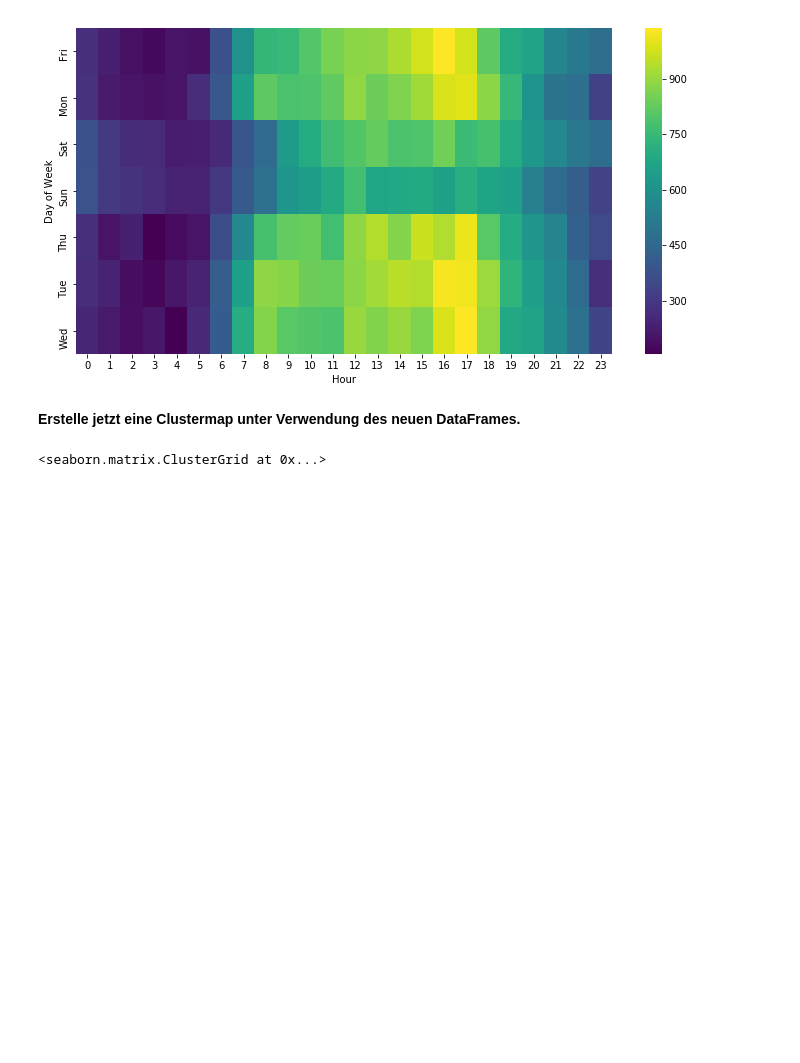
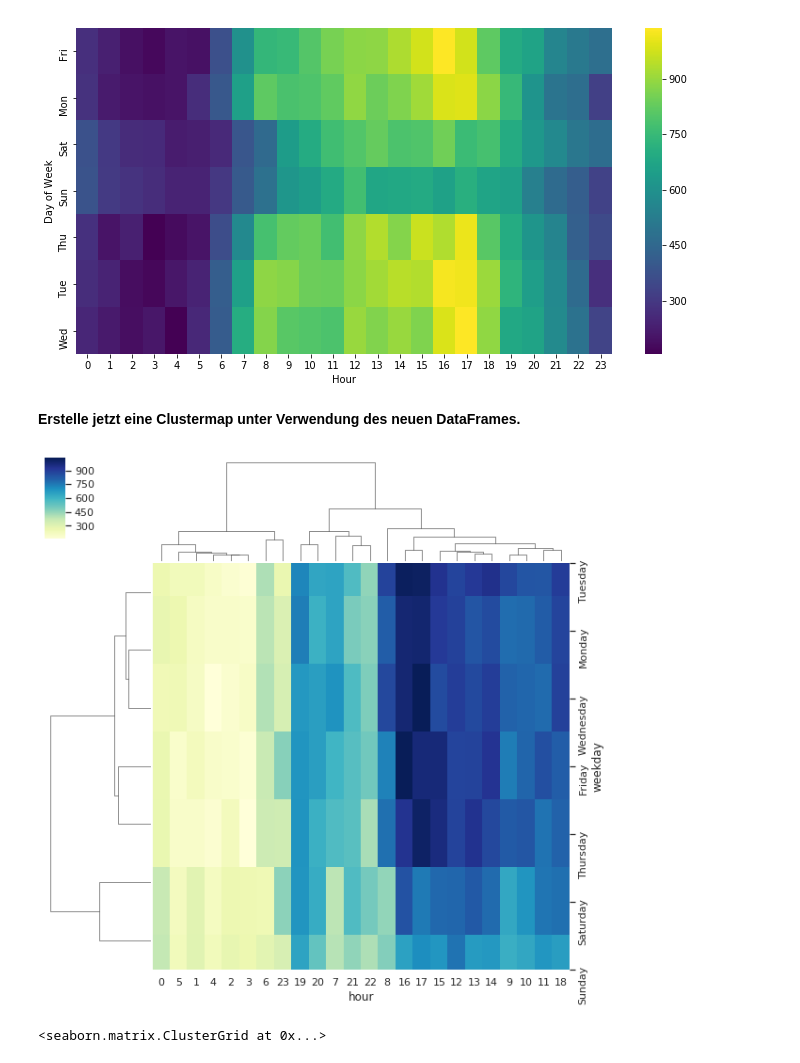
Before and after one commit to tixix/DataScience, a Jupyter notebook: Projects/1-911 Anrufe Projekt - Aufgabe.ipynb, the cells around one changed output. Saved outputs shown, nothing was run; the diff lists cells and outputs as text; code cells hidden in the pictures; blank space fills up the shorter version.

```diff
--- a/Projects/1-911 Anrufe Projekt - Aufgabe.ipynb
+++ b/Projects/1-911 Anrufe Projekt - Aufgabe.ipynb
@@ -370,6 +379,10 @@ Falls du hier nicht weiter kommst schaue in die Lösung.
 [figure]
 # %% [markdown]
 **Erstelle jetzt eine Clustermap unter Verwendung des neuen DataFrames.**
+# %%
+ax = sns.clustermap(df_911_hour_weekday, cmap="YlGnBu")
+# %% [output]
+[figure, added]
 # %%
 # %% [output]
 <seaborn.matrix.ClusterGrid at 0x...>
```
Also changed, not shown: parts of 7 cells of this notebook.
